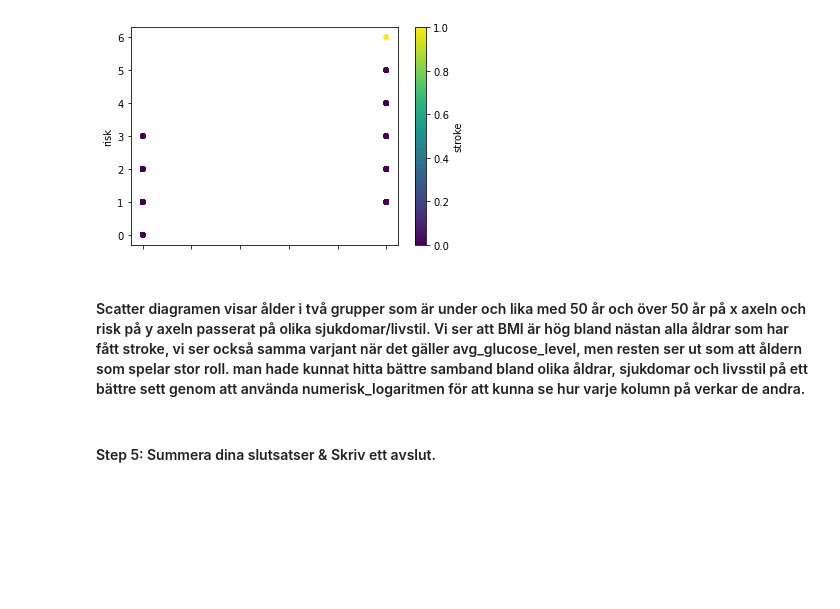
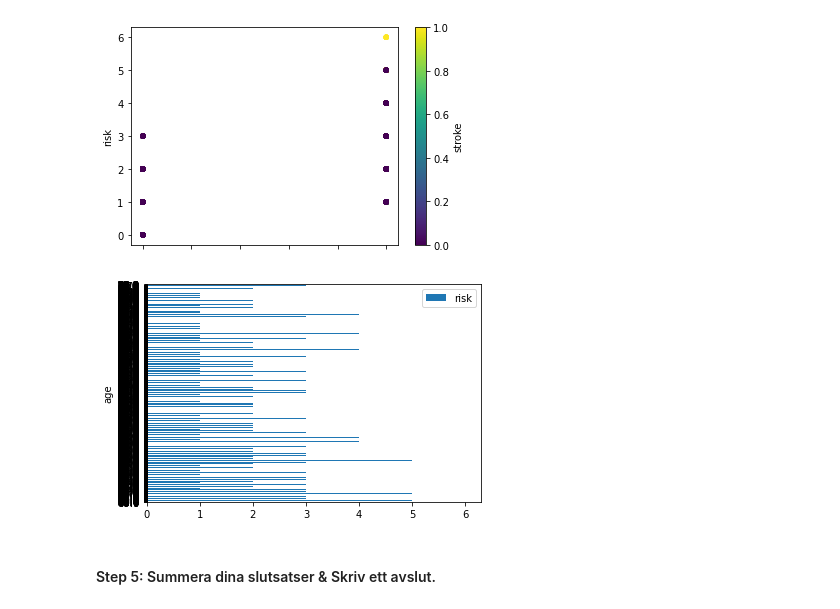
Before and after one commit to tfr10sj1/Kurs2_AI, a Jupyter notebook: Inlamningsuppgift_2_Sam_Jabbar.ipynb, the cells around one changed output. Saved outputs shown, nothing was run; the diff lists cells and outputs as text; code cells hidden in the pictures; blank space fills up the shorter version.

```diff
--- a/Inlamningsuppgift_2_Sam_Jabbar.ipynb
+++ b/Inlamningsuppgift_2_Sam_Jabbar.ipynb
@@ -683,11 +683,11 @@ age_risk_stroke = no_missing_data.plot.scatter(x = 'age', y = 'risk', c='stroke'
 [figure]
 [figure]
 [figure]
-# %% [markdown]
-#### Scatter diagramen visar ålder i två grupper som är under och lika med 50 år och över 50 år på x axeln och risk på y axeln passerat på olika sjukdomar/livstil. Vi ser att BMI är hög bland nästan alla åldrar som har fått stroke, vi ser också samma varjant när det gäller avg_glucose_level, men resten ser ut som att åldern som spelar stor roll. man hade kunnat hitta bättre samband bland olika åldrar, sjukdomar och livsstil på ett bättre sett genom att använda numerisk_logaritmen för att kunna se hur varje kolumn på verkar de andra.
 # %%
-ax = copy_no_missing_data.plot.barh()
+ax = copy_no_missing_data.plot.barh( x = 'age', y = 'risk')
 #ax1 = copy_no_missing_data.plot.bar(x = 'age', y = 'stroke')y
 #Det tar för lång tid att plotta.
+# %% [output]
+[figure, added]
 # %% [markdown]
 #### Step 5: Summera dina slutsatser & Skriv ett avslut.
```
Also changed, not shown: parts of 4 cells of this notebook.
